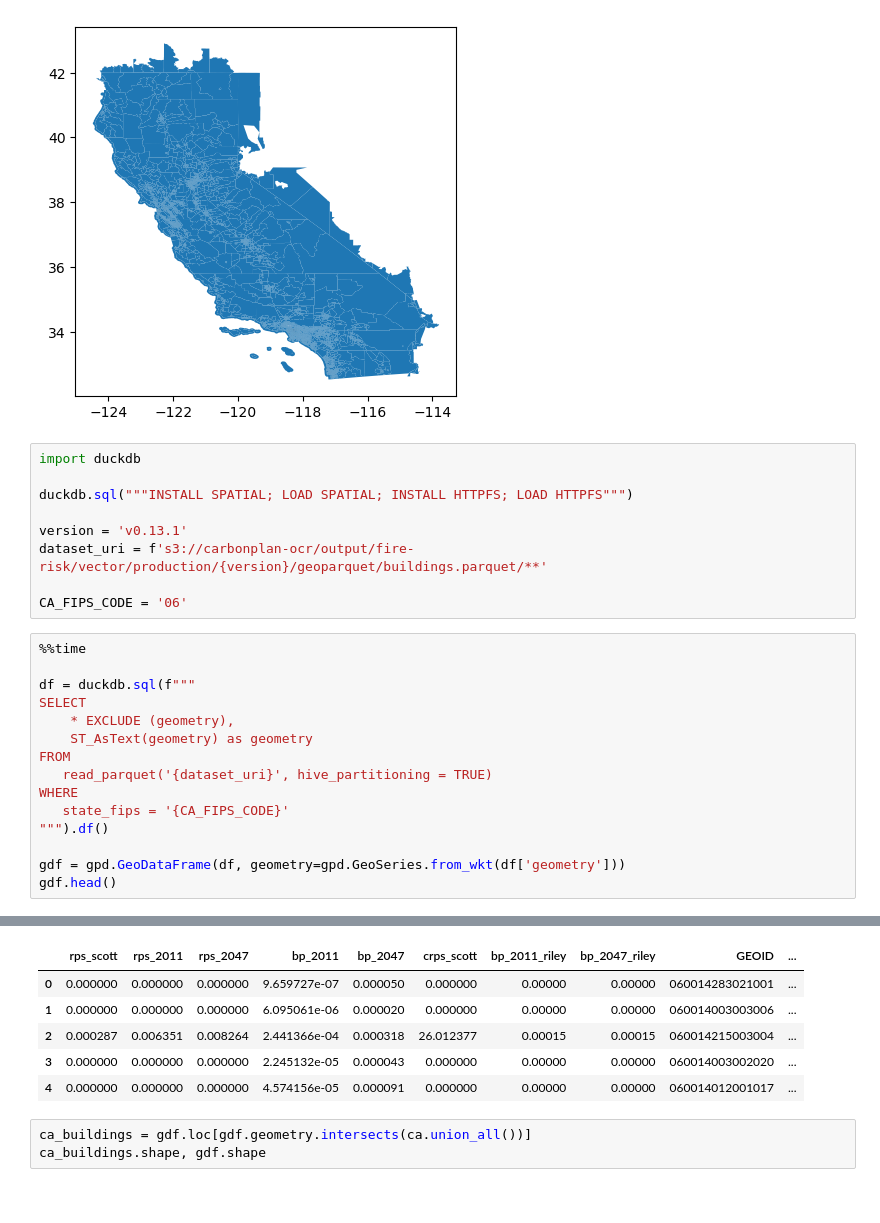
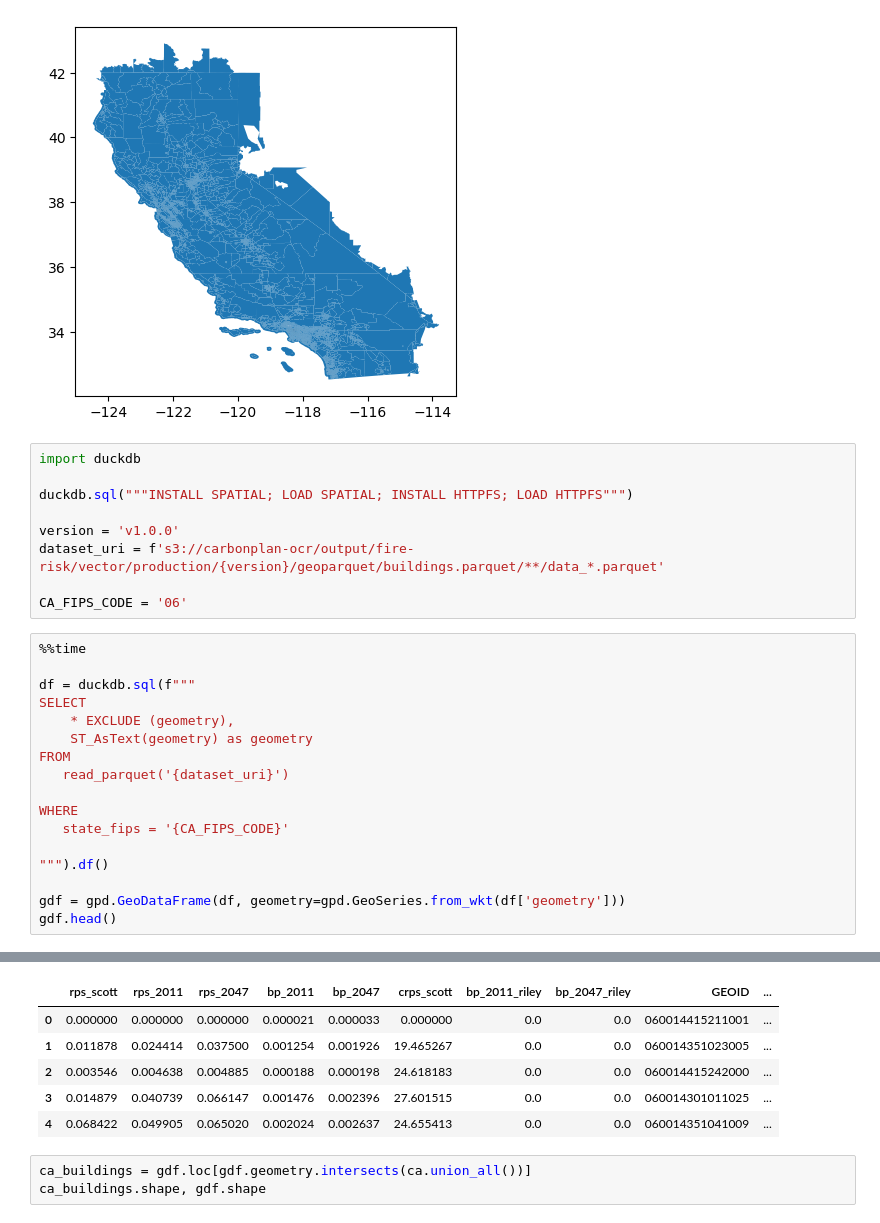
Before and after one commit to carbonplan/ocr, a Jupyter notebook: docs/methods/fire-risk/california-comparison.ipynb, the cells around one changed output, grey strips where cells are left out. Drawn from its saved outputs; the diff is of its cells as text.

```diff
--- a/docs/methods/fire-risk/california-comparison.ipynb
+++ b/docs/methods/fire-risk/california-comparison.ipynb
@@ -39,8 +39,8 @@ import duckdb
 
 duckdb.sql("""INSTALL SPATIAL; LOAD SPATIAL; INSTALL HTTPFS; LOAD HTTPFS""")
 
-version = 'v0.13.1'
-dataset_uri = f's3://carbonplan-ocr/output/fire-risk/vector/production/{version}/geoparquet/buildings.parquet/**'
+version = 'v1.0.0'
+dataset_uri = f's3://carbonplan-ocr/output/fire-risk/vector/production/{version}/geoparquet/buildings.parquet/**/data_*.parquet'
 
 CA_FIPS_CODE = '06'
 # %%
@@ -51,9 +51,11 @@ SELECT
     * EXCLUDE (geometry),
     ST_AsText(geometry) as geometry
 FROM
-   read_parquet('{dataset_uri}', hive_partitioning = TRUE)
+   read_parquet('{dataset_uri}')
+
 WHERE
    state_fips = '{CA_FIPS_CODE}'
+
 """).df()
 
 gdf = gpd.GeoDataFrame(df, geometry=gpd.GeoSeries.from_wkt(df['geometry']))
@@ -64,9 +66,9 @@ Wall time: 1min 10s
 |  | rps_scott | rps_2011 | rps_2047 | bp_2011 | bp_2047 | crps_scott | bp_2011_riley | bp_2047_riley | GEOID | ... |
-| 0 | 0.000000 | 0.000000 | 0.000000 | 9.659727e-07 | 0.000050 | 0.000000 | 0.00000 | 0.00000 | 060014283021001 | ... |
-| 1 | 0.000000 | 0.000000 | 0.000000 | 6.095061e-06 | 0.000020 | 0.000000 | 0.00000 | 0.00000 | 060014003003006 | ... |
-| 2 | 0.000287 | 0.006351 | 0.008264 | 2.441366e-04 | 0.000318 | 26.012377 | 0.00015 | 0.00015 | 060014215003004 | ... |
-| 3 | 0.000000 | 0.000000 | 0.000000 | 2.245132e-05 | 0.000043 | 0.000000 | 0.00000 | 0.00000 | 060014003002020 | ... |
-| 4 | 0.000000 | 0.000000 | 0.000000 | 4.574156e-05 | 0.000091 | 0.000000 | 0.00000 | 0.00000 | 060014012001017 | ... |
+| 0 | 0.000000 | 0.000000 | 0.000000 | 0.000021 | 0.000033 | 0.000000 | 0.0 | 0.0 | 060014415211001 | ... |
+| 1 | 0.011878 | 0.024414 | 0.037500 | 0.001254 | 0.001926 | 19.465267 | 0.0 | 0.0 | 060014351023005 | ... |
+| 2 | 0.003546 | 0.004638 | 0.004885 | 0.000188 | 0.000198 | 24.618183 | 0.0 | 0.0 | 060014415242000 | ... |
+| 3 | 0.014879 | 0.040739 | 0.066147 | 0.001476 | 0.002396 | 27.601515 | 0.0 | 0.0 | 060014301011025 | ... |
+| 4 | 0.068422 | 0.049905 | 0.065020 | 0.002024 | 0.002637 | 24.655413 | 0.0 | 0.0 | 060014351041009 | ... |
 # %%
 ca_buildings = gdf.loc[gdf.geometry.intersects(ca.union_all())]
 ca_buildings.shape, gdf.shape
```
Also changed, not shown: parts of 7 cells of this notebook.
